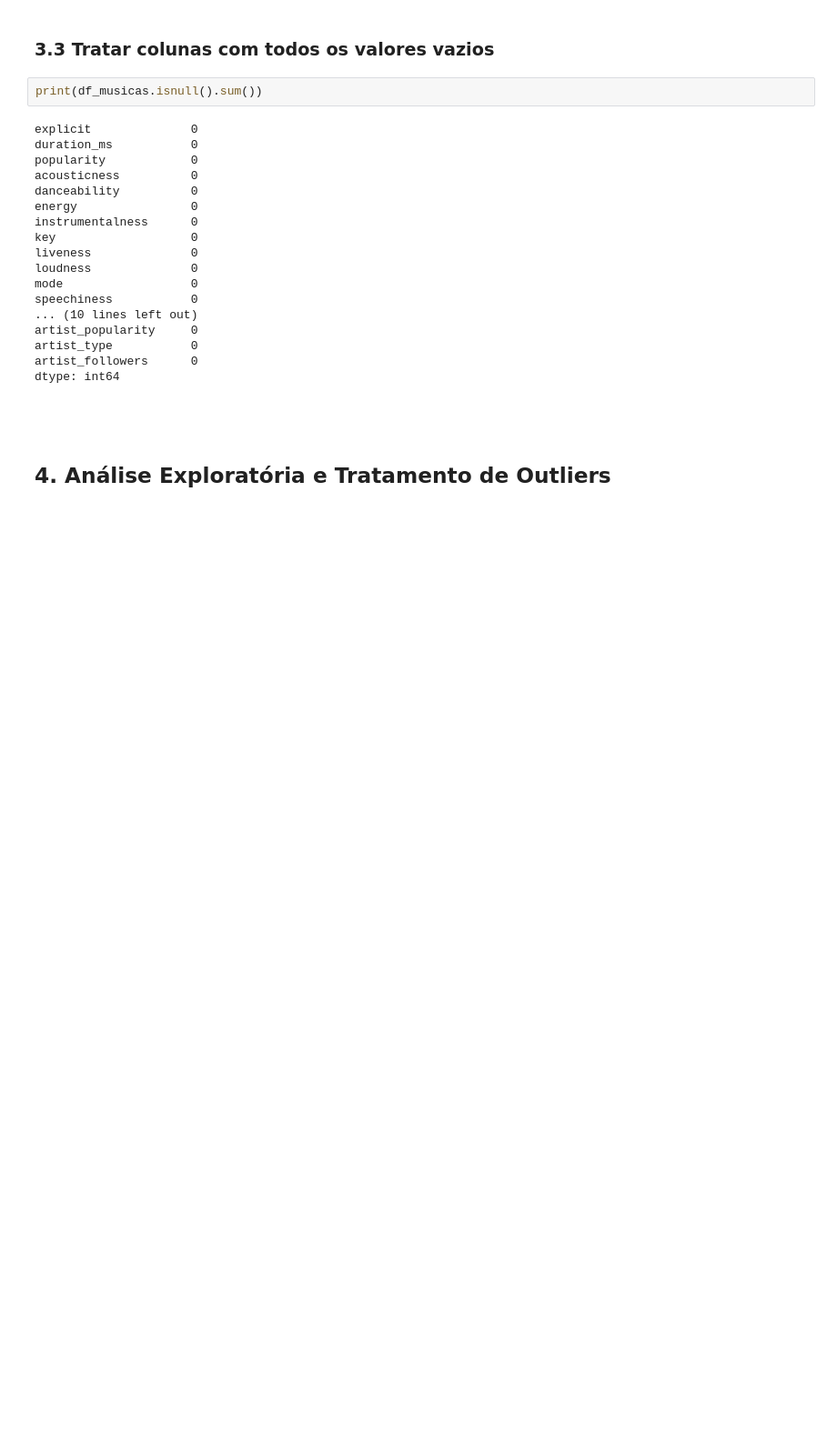
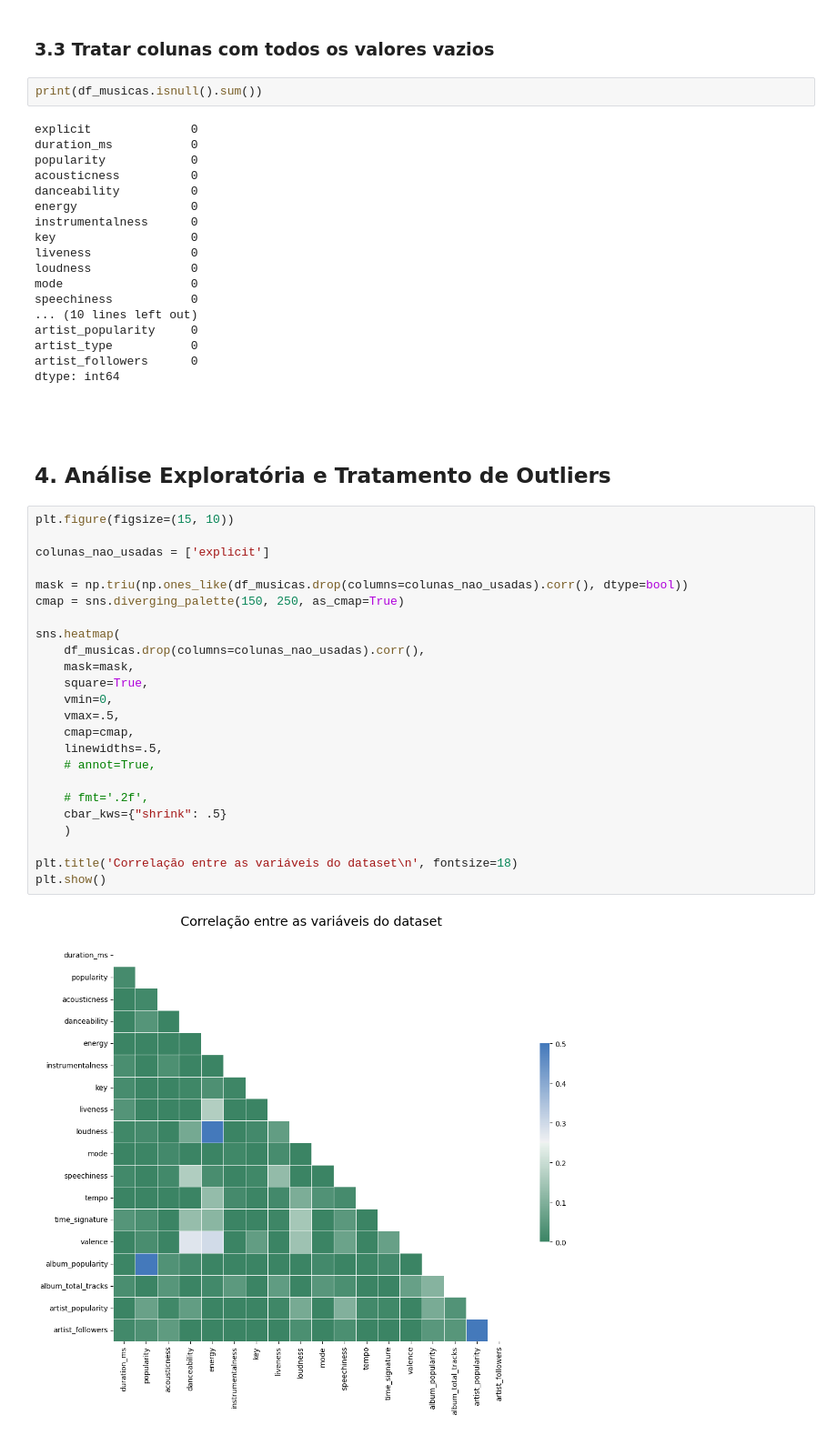
Before and after one commit to Ciencia-de-Dados-IMT-2023/Projeto-Spotify-2023.1, a Jupyter notebook: notebooks/02_EDA.ipynb, the cells around one changed output. Shown at 91% size. Cells and saved outputs as stored; diff of their text form; blank space fills up the shorter version.

```diff
--- a/notebooks/02_EDA.ipynb
+++ b/notebooks/02_EDA.ipynb
@@ -144,3 +145,29 @@ dtype: int64
 ##
 # %% [markdown]
 ## 4. Análise Exploratória e Tratamento de Outliers
+# %%
+plt.figure(figsize=(15, 10))
+
+colunas_nao_usadas = ['explicit']
+
+mask = np.triu(np.ones_like(df_musicas.drop(columns=colunas_nao_usadas).corr(), dtype=bool))
+cmap = sns.diverging_palette(150, 250, as_cmap=True)
+
+sns.heatmap(
+    df_musicas.drop(columns=colunas_nao_usadas).corr(),
+    mask=mask,
+    square=True,
+    vmin=0,
+    vmax=.5,
+    cmap=cmap,
+    linewidths=.5,
+    # annot=True,
+
+    # fmt='.2f',
+    cbar_kws={"shrink": .5}
+    )
+
+plt.title('Correlação entre as variáveis do dataset\n', fontsize=18)
+plt.show()
+# %% [output]
+[figure, added]
```
Also changed, not shown: parts of 6 cells of this notebook.
